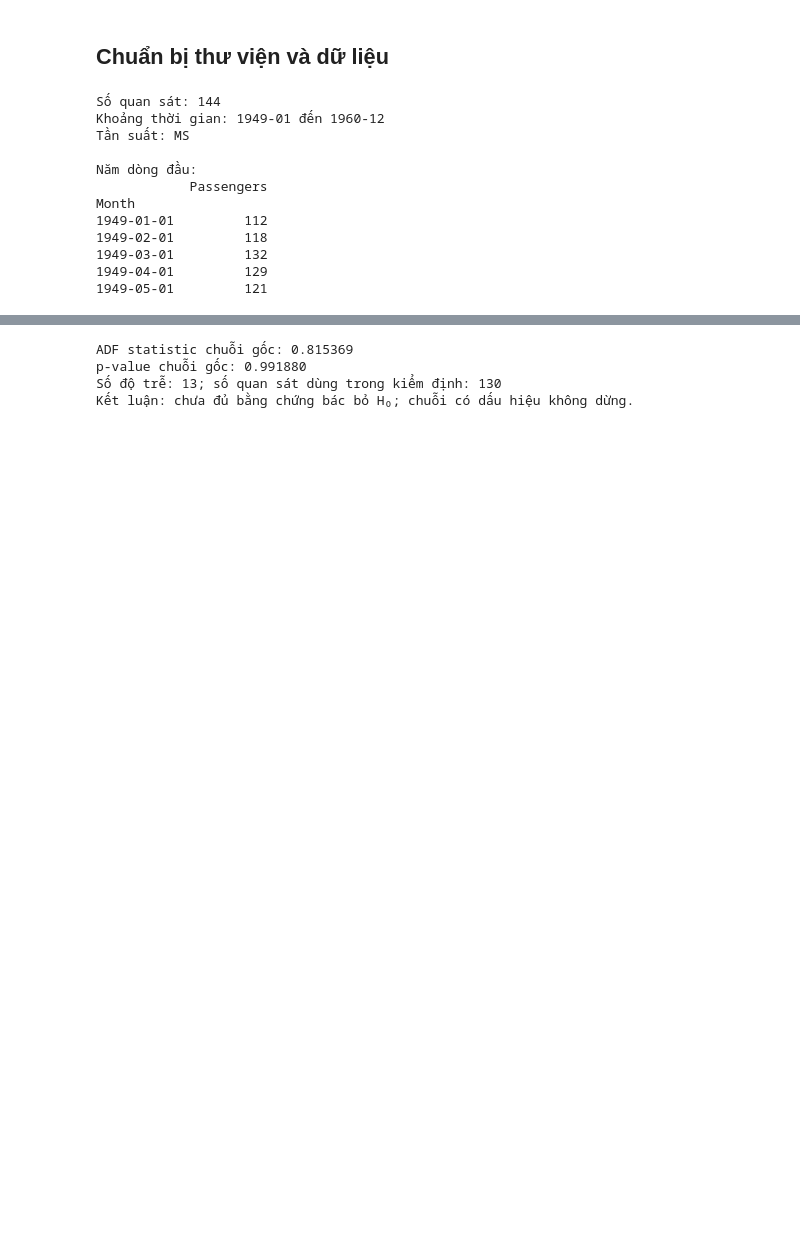
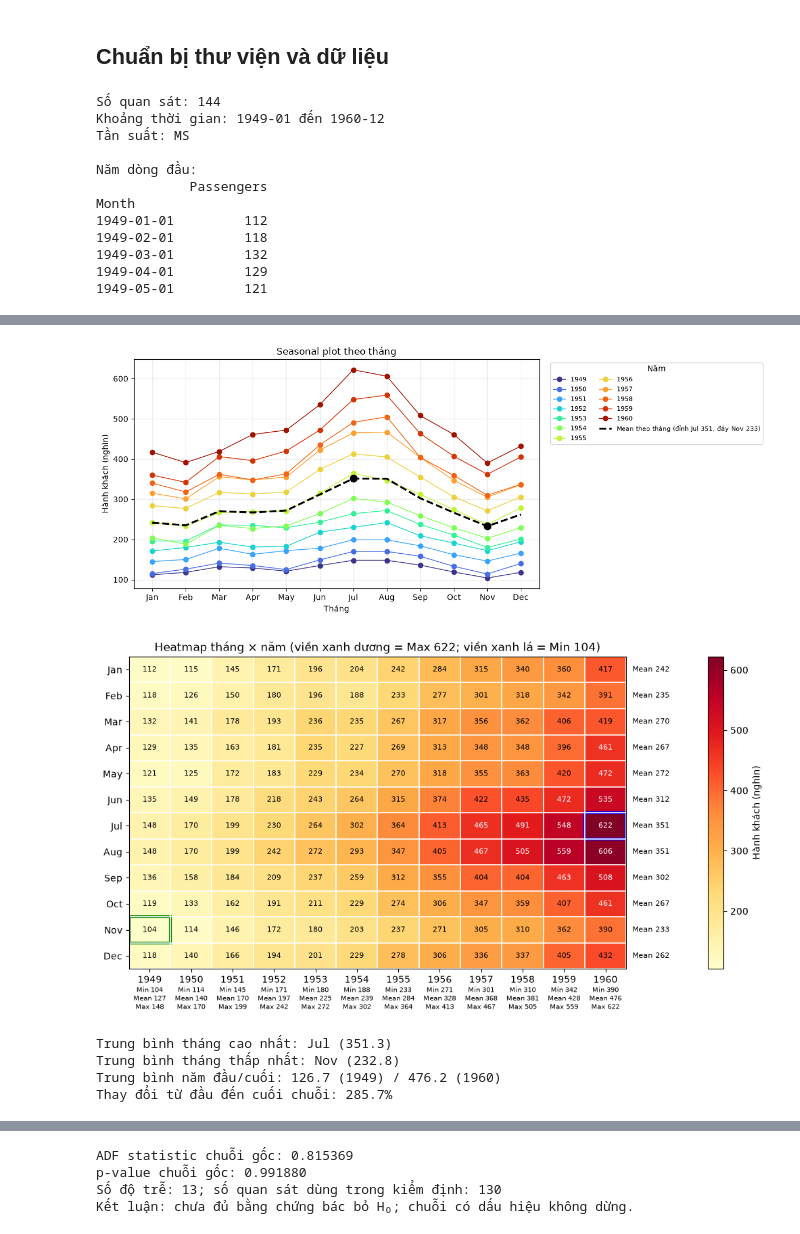
Before and after one commit to kyen-p/TimeSeries, a Jupyter notebook: Lab_2/docs/bai_tap_nang_cao/lab2_description.ipynb, the cells around one changed output, grey strips where cells are left out. Drawn from its saved outputs; the diff is of its cells as text; code cells hidden in the pictures; blank space fills up the shorter version.

```diff
--- a/Lab_2/docs/bai_tap_nang_cao/lab2_description.ipynb
+++ b/Lab_2/docs/bai_tap_nang_cao/lab2_description.ipynb
@@ -149,0 +220,66 @@ ADF có giả thuyết không (H₀) là chuỗi có nghiệm đơn vị, tức
+# %%
+seasonal_data = data.assign(
+    Year=data.index.year,
+    Month_num=data.index.month,
+)
+seasonal_table = seasonal_data.pivot(index="Month_num", columns="Year", values="Passengers")
+month_labels = ["Jan", "Feb", "Mar", "Apr", "May", "Jun", "Jul", "Aug", "Sep", "Oct", "Nov", "Dec"]
+
+# Seasonal plot: mỗi năm một màu riêng + đường trung bình theo tháng
+fig, ax = plt.subplots(figsize=(12, 5))
+for year in seasonal_table.columns:
+    ax.plot(range(1, 13), seasonal_table[year], marker="o", linewidth=1,
+            color=YEAR_COLORS[year], label=str(year))
+mm = seasonal_table.mean(axis=1)
+ax.plot(range(1, 13), mm, color="k", lw=2.4, ls="--",
+        label=f"Mean theo tháng (đỉnh {month_labels[mm.idxmax()-1]} {mm.max():.0f}, đáy {month_labels[mm.idxmin()-1]} {mm.min():.0f})")
+ax.scatter([mm.idxmax(), mm.idxmin()], [mm.max(), mm.min()], color="k", s=80, zorder=6)
+ax.set_xticks(range(1, 13), month_labels)
+ax.set(title="Seasonal plot theo tháng", xlabel="Tháng", ylabel="Hành khách (nghìn)")
+ax.grid(alpha=0.25)
+ax.legend(title="Năm", bbox_to_anchor=(1.02, 1), loc="upper left", ncol=2, fontsize=8)
+plt.tight_layout()
+plt.show()
+
+# Heatmap tháng × năm, kèm Min / Mean / Max từng năm (dưới cột) và Mean từng tháng (bên phải)
+fig, ax = plt.subplots(figsize=(13, 6.8))
+vals = seasonal_table.values
+image = ax.imshow(vals, aspect="auto", origin="upper", cmap="YlOrRd")
+ax.set_xticks(range(len(years)), years)
+ax.set_yticks(range(12), month_labels)
+ax.set_xticks(np.arange(-0.5, len(years), 1), minor=True)
+ax.set_yticks(np.arange(-0.5, 12, 1), minor=True)
+ax.grid(which="minor", color="white", linewidth=1.2)
+ax.tick_params(which="minor", length=0)
+for i in range(12):
+    for j in range(len(years)):
+        ax.text(j, i, f"{vals[i, j]:.0f}", ha="center", va="center", fontsize=8,
+                color="white" if vals[i, j] > 450 else "black")
+for (i, j), c in ((np.unravel_index(vals.argmax(), vals.shape), "blue"),
+                  (np.unravel_index(vals.argmin(), vals.shape), "green")):
+    ax.add_patch(plt.Rectangle((j - .5, i - .5), 1, 1, fill=False, ec=c, lw=3))
+for j, yr in enumerate(years):
+    col = seasonal_table[yr]
+    ax.text(j, 12.15, f"Min {col.min():.0f}\nMean {col.mean():.0f}\nMax {col.max():.0f}",
+            ha="center", va="top", fontsize=7.5, clip_on=False)
+for i in range(12):
+    ax.text(len(years) - 0.35, i, f"Mean {seasonal_table.iloc[i].mean():.0f}",
+            ha="left", va="center", fontsize=8, clip_on=False)
+ax.set(title=f"Heatmap tháng × năm (viền xanh dương = Max {vals.max():.0f}; viền xanh lá = Min {vals.min():.0f})")
+fig.colorbar(image, ax=ax, label="Hành khách (nghìn)", pad=0.12)
+fig.subplots_adjust(bottom=0.2, right=0.9)
+plt.show()
+
+monthly_mean = seasonal_data.groupby("Month_num")["Passengers"].mean()
+annual_mean = seasonal_data.groupby("Year")["Passengers"].mean()
+print(f"\nTrung bình tháng cao nhất: {month_labels[monthly_mean.idxmax() - 1]} ({monthly_mean.max():.1f})")
+print(f"Trung bình tháng thấp nhất: {month_labels[monthly_mean.idxmin() - 1]} ({monthly_mean.min():.1f})")
+print(f"Trung bình năm đầu/cuối: {annual_mean.iloc[0]:.1f} ({annual_mean.index[0]}) / {annual_mean.iloc[-1]:.1f} ({annual_mean.index[-1]})")
+print(f"Thay đổi từ đầu đến cuối chuỗi: {(passengers.iloc[-1] / passengers.iloc[0] - 1) * 100:.1f}%")
+# %% [output]
+[figure, added]
+[figure, added]
+Trung bình tháng cao nhất: Jul (351.3)
+Trung bình tháng thấp nhất: Nov (232.8)
+Trung bình năm đầu/cuối: 126.7 (1949) / 476.2 (1960)
+Thay đổi từ đầu đến cuối chuỗi: 285.7%
```
Also changed, not shown: parts of 39 cells of this notebook.
